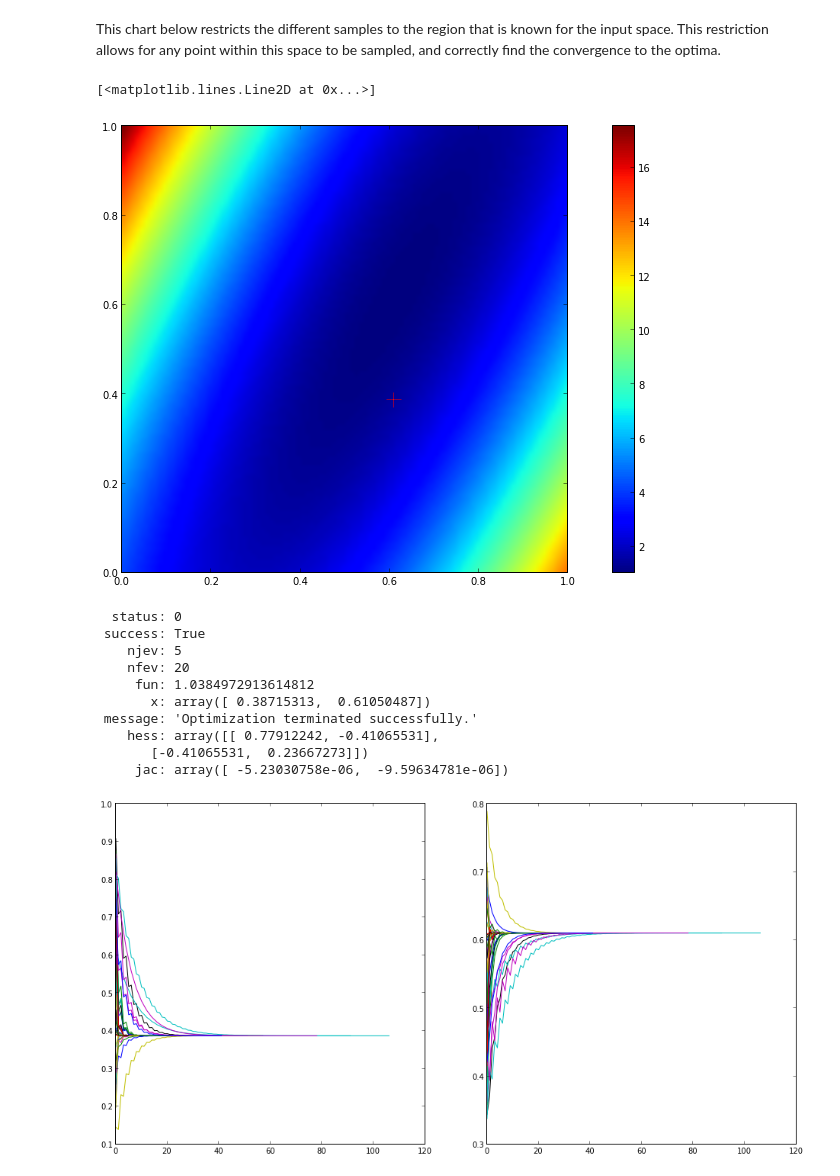
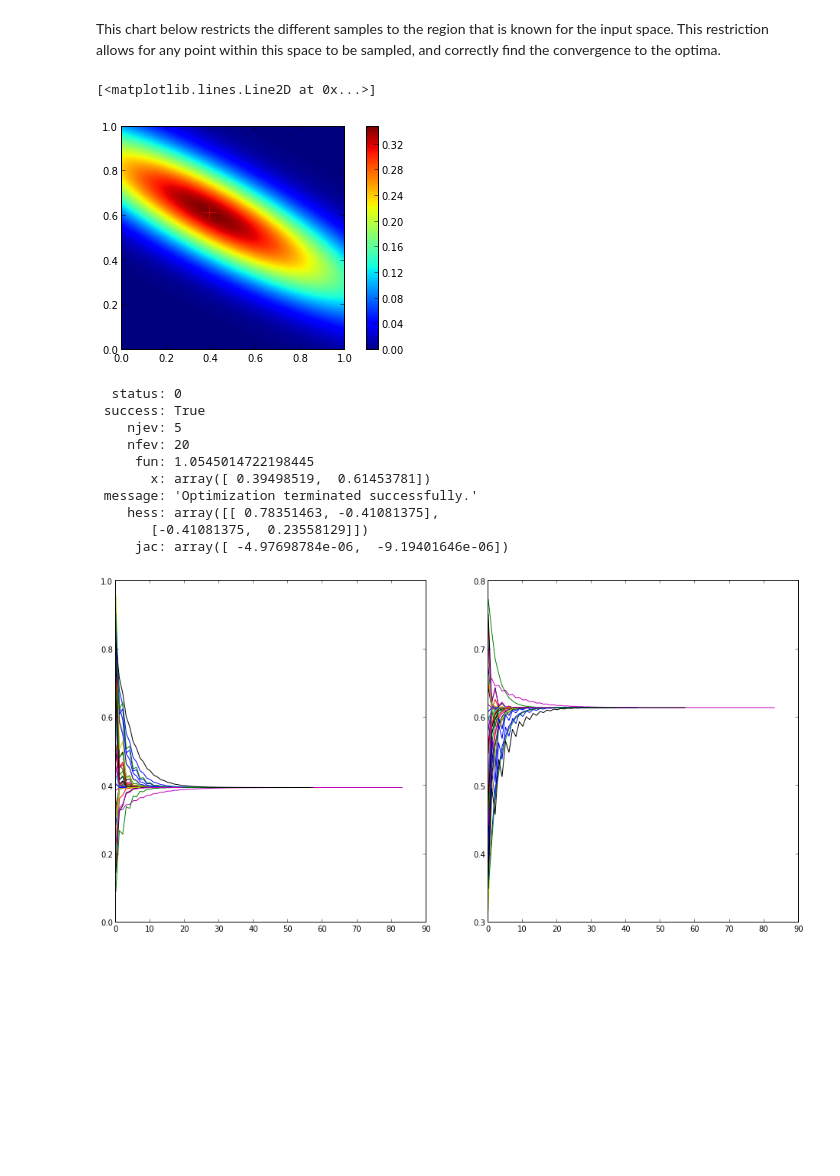
Before and after one commit to gajomi/enzymatica, a Jupyter notebook: docs/inference.ipynb, the cells around one changed output. Drawn from its saved outputs; the diff is of its cells as text; code cells hidden in the pictures; blank space fills up the shorter version.

```diff
--- a/docs/inference.ipynb
+++ b/docs/inference.ipynb
@@ -73,35 +71,34 @@ colorbar()
 # %%
 #a = linspace(0.3, 0.7, 101)
 #likelihoods = [posterior.L([_a, 1]) for _a in a]
-a = linspace(0, 1, 100)
-b = linspace(0, 1, 100)
-likelihoods = [[-posterior.log_likelihood([_a, _b]) for _b in b] for _a in a]
-imshow(likelihoods, extent=[0, 1, 0, 1])
+a = linspace(0, 1, 101)
+b = linspace(0, 1, 101)
+likelihoods = [[np.exp(posterior.log_likelihood([_a, _b])) for _a in a] for _b in b]
+imshow(likelihoods, extent=[0, 1, 0, 1], origin='lower')
 colorbar()
 ml = posterior.maximum_likelihood([0.3, 1.3])
-plot(ml.x[1], ml.x[0], '+', markersize=15, color='red')
+plot(ml.x[0], ml.x[1], '+', markersize=15, color='red')
 #plot(a, likelihoods)
 # %% [output]
 [<matplotlib.lines.Line2D at 0x...>]
-[figure, old version]
+[figure, new version]
 # %%
-ml = posterior.maximum_likelihood([0.3, 5.3], num_trials=200)
+ml = posterior.maximum_likelihood([0.3, 0.9], num_trials=500)
 ml
 # %% [output]
   status: 0
  success: True
     njev: 5
     nfev: 20
-     fun: 1.0384972913614812
-       x: array([ 0.38715313,  0.61050487])
+     fun: 1.0545014722198445
+       x: array([ 0.39498519,  0.61453781])
  message: 'Optimization terminated successfully.'
-    hess: array([[ 0.77912242, -0.41065531],
-       [-0.41065531,  0.23667273]])
-     jac: array([ -5.23030758e-06,  -9.59634781e-06])
+    hess: array([[ 0.78351463, -0.41081375],
+       [-0.41081375,  0.23558129]])
+     jac: array([ -4.97698784e-06,  -9.19401646e-06])
 # %%
 num_trials = 50
 response = debug_optimize(lambda x: -posterior.log_likelihood(x), 1, num_trials)
-iterations = [5 * i for i in range(100)]
 
 figsize(16, 8)
 fig, (ax1, ax2) = subplots(1, 2)
@@ -112,6 +109,5 @@ for i in range(num_trials):
     b = iter_array[:,1]
     ax1.plot(a)
     ax2.plot(b)
-#[plot(iterations, array(response['iterations'][i])[:,0]) for i in range(10)]
 # %% [output]
-[figure, old version]
+[figure, new version]
```
Also changed, not shown: parts of 7 cells of this notebook.
